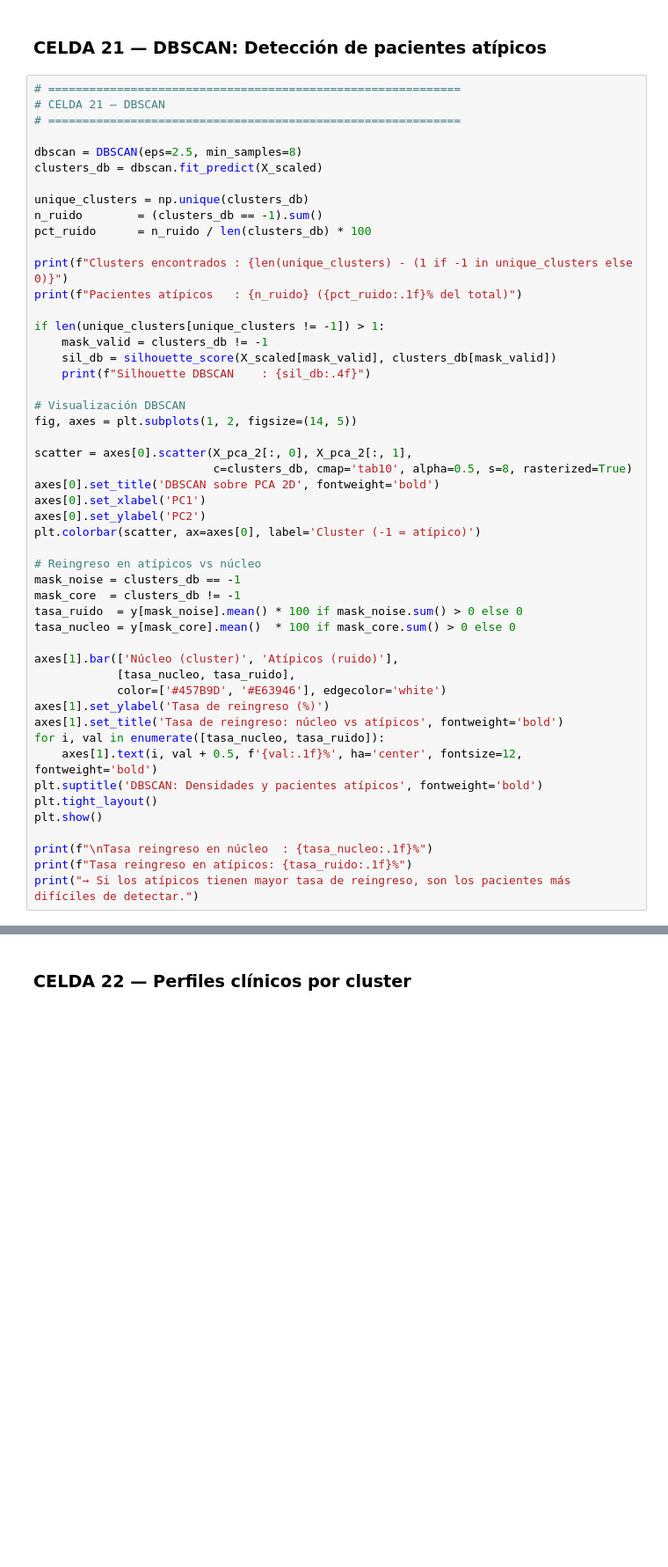
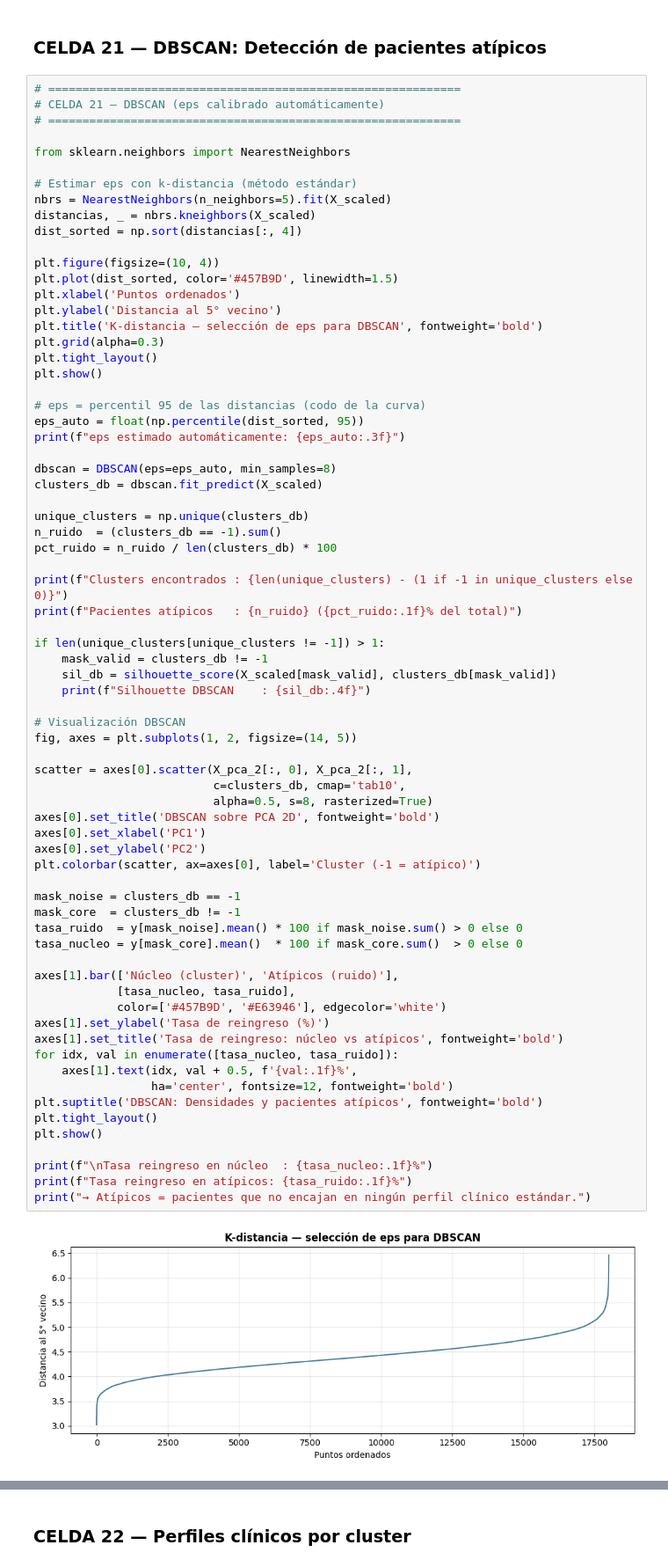
Before and after one commit to cesardanielavilabarbosa-blip/ia1-iaMedica-riesgo_reingreso_hospitalario, a Jupyter notebook: unsupervised_learning.ipynb, the cells around one changed output, grey strips where cells are left out. Shown at 88% size. Drawn from its saved outputs; the diff is of its cells as text; blank space fills up the shorter version.

```diff
--- a/unsupervised_learning.ipynb
+++ b/unsupervised_learning.ipynb
@@ -539,15 +539,35 @@ Interpretación: valor en [0.05-0.25] = clusters débiles pero válidos en datos
 ### CELDA 21 — DBSCAN: Detección de pacientes atípicos
 # %%
 # ============================================================
-# CELDA 21 — DBSCAN
+# CELDA 21 — DBSCAN (eps calibrado automáticamente)
 # ============================================================
 
-dbscan = DBSCAN(eps=2.5, min_samples=8)
+from sklearn.neighbors import NearestNeighbors
+
+# Estimar eps con k-distancia (método estándar)
+nbrs = NearestNeighbors(n_neighbors=5).fit(X_scaled)
+distancias, _ = nbrs.kneighbors(X_scaled)
+dist_sorted = np.sort(distancias[:, 4])
+
+plt.figure(figsize=(10, 4))
+plt.plot(dist_sorted, color='#457B9D', linewidth=1.5)
+plt.xlabel('Puntos ordenados')
+plt.ylabel('Distancia al 5° vecino')
+plt.title('K-distancia — selección de eps para DBSCAN', fontweight='bold')
+plt.grid(alpha=0.3)
+plt.tight_layout()
+plt.show()
+
+# eps = percentil 95 de las distancias (codo de la curva)
+eps_auto = float(np.percentile(dist_sorted, 95))
+print(f"eps estimado automáticamente: {eps_auto:.3f}")
+
+dbscan = DBSCAN(eps=eps_auto, min_samples=8)
 clusters_db = dbscan.fit_predict(X_scaled)
 
 unique_clusters = np.unique(clusters_db)
-n_ruido        = (clusters_db == -1).sum()
-pct_ruido      = n_ruido / len(clusters_db) * 100
+n_ruido  = (clusters_db == -1).sum()
+pct_ruido = n_ruido / len(clusters_db) * 100
 
 print(f"Clusters encontrados : {len(unique_clusters) - (1 if -1 in unique_clusters else 0)}")
 print(f"Pacientes atípicos   : {n_ruido} ({pct_ruido:.1f}% del total)")
@@ -555,36 +575,38 @@ print(f"Pacientes atípicos   : {n_ruido} ({pct_ruido:.1f}% del total)")
 if len(unique_clusters[unique_clusters != -1]) > 1:
     mask_valid = clusters_db != -1
     sil_db = silhouette_score(X_scaled[mask_valid], clusters_db[mask_valid])
     print(f"Silhouette DBSCAN    : {sil_db:.4f}")
 
 # Visualización DBSCAN
 fig, axes = plt.subplots(1, 2, figsize=(14, 5))
 
 scatter = axes[0].scatter(X_pca_2[:, 0], X_pca_2[:, 1],
-                          c=clusters_db, cmap='tab10', alpha=0.5, s=8, rasterized=True)
+                          c=clusters_db, cmap='tab10',
+                          alpha=0.5, s=8, rasterized=True)
 axes[0].set_title('DBSCAN sobre PCA 2D', fontweight='bold')
 axes[0].set_xlabel('PC1')
 axes[0].set_ylabel('PC2')
 plt.colorbar(scatter, ax=axes[0], label='Cluster (-1 = atípico)')
 
-# Reingreso en atípicos vs núcleo
 mask_noise = clusters_db == -1
 mask_core  = clusters_db != -1
 tasa_ruido  = y[mask_noise].mean() * 100 if mask_noise.sum() > 0 else 0
-tasa_nucleo = y[mask_core].mean()  * 100 if mask_core.sum() > 0 else 0
+tasa_nucleo = y[mask_core].mean()  * 100 if mask_core.sum()  > 0 else 0
 
 axes[1].bar(['Núcleo (cluster)', 'Atípicos (ruido)'],
             [tasa_nucleo, tasa_ruido],
             color=['#457B9D', '#E63946'], edgecolor='white')
 axes[1].set_ylabel('Tasa de reingreso (%)')
 axes[1].set_title('Tasa de reingreso: núcleo vs atípicos', fontweight='bold')
-for i, val in enumerate([tasa_nucleo, tasa_ruido]):
-    axes[1].text(i, val + 0.5, f'{val:.1f}%', ha='center', fontsize=12, fontweight='bold')
+for idx, val in enumerate([tasa_nucleo, tasa_ruido]):
+    axes[1].text(idx, val + 0.5, f'{val:.1f}%',
+                 ha='center', fontsize=12, fontweight='bold')
 plt.suptitle('DBSCAN: Densidades y pacientes atípicos', fontweight='bold')
 plt.tight_layout()
 plt.show()
 
 print(f"\nTasa reingreso en núcleo  : {tasa_nucleo:.1f}%")
 print(f"Tasa reingreso en atípicos: {tasa_ruido:.1f}%")
-print("→ Si los atípicos tienen mayor tasa de reingreso, son los pacientes más difíciles de detectar.")
+print("→ Atípicos = pacientes que no encajan en ningún perfil clínico estándar.")
 # %% [output]
+[figure, new version]
```
Also changed, not shown: parts of 5 cells of this notebook.
